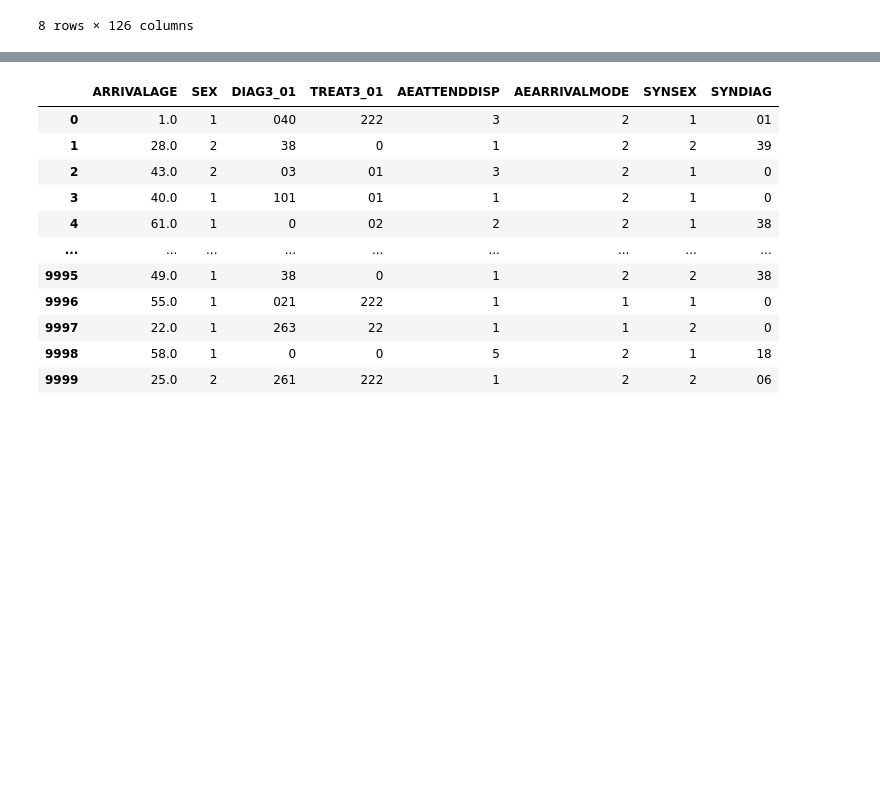
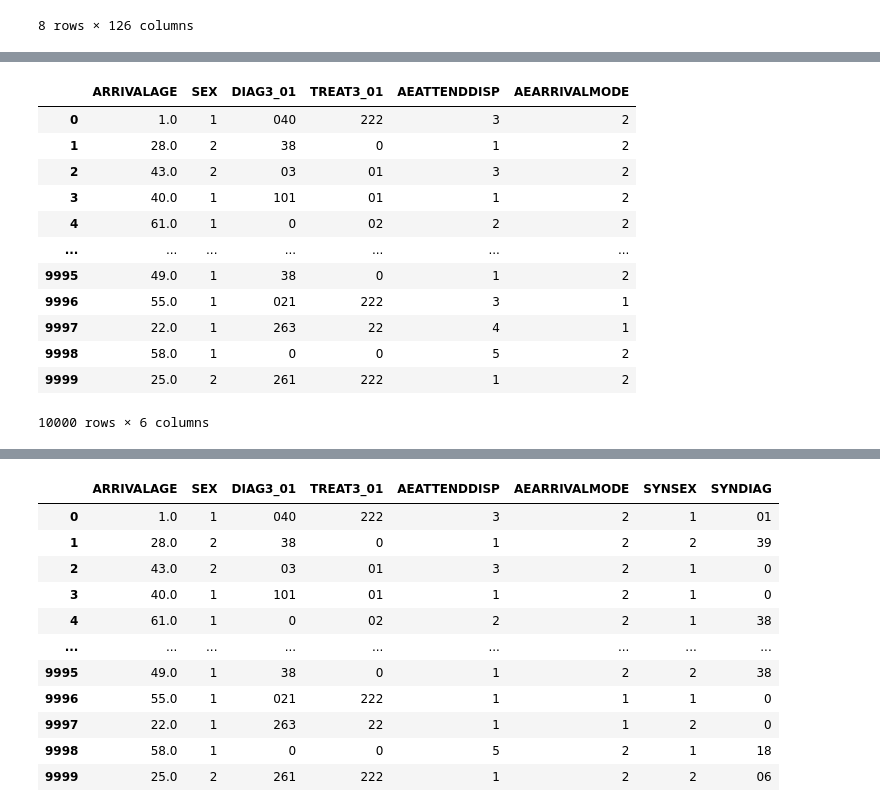
Before and after one commit to AshAninze/synthetic-data-rough-note, a Jupyter notebook: scripts/testdata.ipynb, the cells around one changed output, grey strips where cells are left out. Saved outputs shown, nothing was run; the diff lists cells and outputs as text; code cells hidden in the pictures; blank space fills up the shorter version.

```diff
--- a/scripts/testdata.ipynb
+++ b/scripts/testdata.ipynb
@@ -115,4 +128,26 @@ ambulance_rule(rel_data)
 10000 rows × 6 columns
+# %%
+def female_rule(data):
+    ''' Applying female conditions to females only'''
+    data.loc[data['DIAG3_01'] == 28, 'SEX'] = 2
+    data.loc[data['DIAG3_01'] == 29, 'SEX'] = 2
+    return data
+
+female_rule(rel_data)
+# %% [output]
+|  | ARRIVALAGE | SEX | DIAG3_01 | TREAT3_01 | AEATTENDDISP | AEARRIVALMODE |
+| 0 | 1.0 | 1 | 040 | 222 | 3 | 2 |
+| 1 | 28.0 | 2 | 38 | 0 | 1 | 2 |
+| 2 | 43.0 | 2 | 03 | 01 | 3 | 2 |
+| 3 | 40.0 | 1 | 101 | 01 | 1 | 2 |
+| 4 | 61.0 | 1 | 0 | 02 | 2 | 2 |
+| ... | ... | ... | ... | ... | ... | ... |
+| 9995 | 49.0 | 1 | 38 | 0 | 1 | 2 |
+| 9996 | 55.0 | 1 | 021 | 222 | 3 | 1 |
+| 9997 | 22.0 | 1 | 263 | 22 | 4 | 1 |
+| 9998 | 58.0 | 1 | 0 | 0 | 5 | 2 |
+| 9999 | 25.0 | 2 | 261 | 222 | 1 | 2 |
+10000 rows × 6 columns
 # %%
 label_encoders = {}
 for column in rel_data.columns:
```
Also changed, not shown: parts of 11 cells of this notebook, 2 other files.
